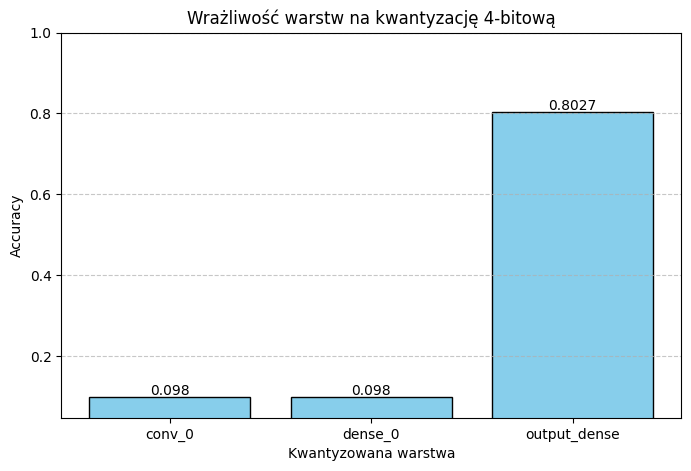
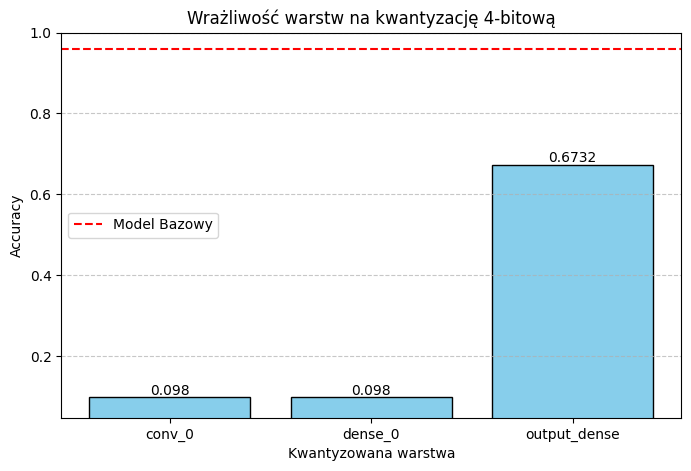
Unified diff of the notebook cell whose output changed from the first chart to the second:
--- before
+++ after
@@ -1,5 +1,4 @@
 import matplotlib.pyplot as plt
 
-# 1. Sprawdźmy, czy w ogóle mamy dane
 print("Zawartość słownika results:", results)
 
@@ -7,14 +6,10 @@
     print("Błąd: Słownik 'results' jest pusty. Uruchom jeszcze raz pętlę z poprzedniej komórki!")
 else:
-    # 2. Przygotowanie danych
     names = list(results.keys())
     values = list(results.values())
 
-    # 3. Rysowanie
     plt.figure(figsize=(8, 5))
     bars = plt.bar(names, values, color='skyblue', edgecolor='black')
 
-    # 4. Automatyczne ustawienie zakresu Y, żeby słupki były widoczne
-    # Ustawiamy zakres od 0 do 1.0 (zakładając accuracy 0-100%)
     plt.ylim(min(values) - 0.05, 1.0)
 
@@ -23,6 +18,7 @@
     plt.xlabel("Kwantyzowana warstwa")
     plt.grid(axis='y', linestyle='--', alpha=0.7)
+    plt.axhline(y=acc_baseline, color='r', linestyle='--', label='Model Bazowy')
+    plt.legend()
 
-    # Dodanie wartości na słupkach
     for bar in bars:
         yval = bar.get_height()

Commit: Add files via upload